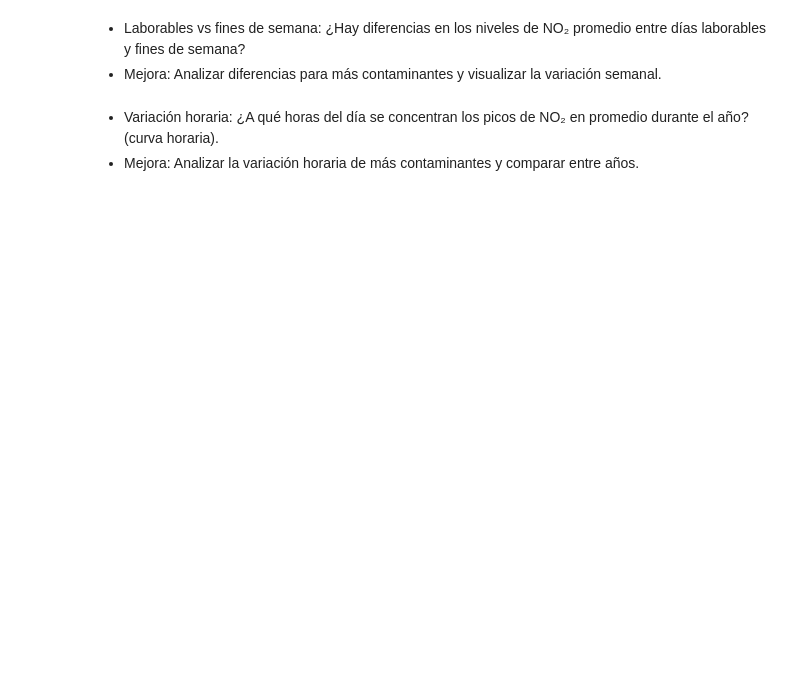
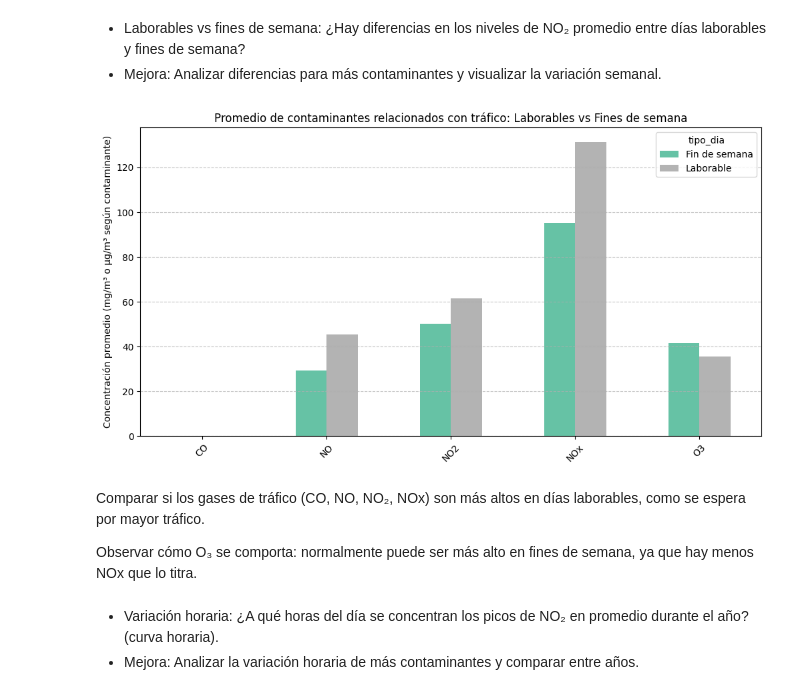
Before and after one commit to thisisrober/analisis-exploratorio-dataset-airquality-madrid, a Jupyter notebook: notebook.ipynb, the cells around one changed output. Drawn from its saved outputs; the diff is of its cells as text; code cells hidden in the pictures; blank space fills up the shorter version.

```diff
--- a/notebook.ipynb
+++ b/notebook.ipynb
@@ -150,6 +229,33 @@ Analizamos si existen valores anómalos o fuera de rango en las variables (ej. c
 # %% [markdown]
 - Laborables vs fines de semana: ¿Hay diferencias en los niveles de NO₂ promedio entre días laborables y fines de semana?
 - Mejora: Analizar diferencias para más contaminantes y visualizar la variación semanal.
+# %%
+# Contaminantes de interés
+contaminantes_trafico = ["CO", "NO", "NO2", "NOx", "O3"]
+
+df["dia_semana"] = df["Time"].dt.weekday
+df["tipo_dia"] = df["dia_semana"].apply(lambda x: "Laborable" if x < 5 else "Fin de semana")
+
+# Promedio por tipo de día (laborable vs fin de semana)
+promedio_dia = df.groupby("tipo_dia")[contaminantes_trafico].mean()
+
+# Gráfico de barras con colores distintos para cada contaminante
+promedio_dia.T.plot(
+    kind="bar",
+    figsize=(12,6),
+    colormap="Set2"
+)
+plt.ylabel("Concentración promedio (mg/m³ o µg/m³ según contaminante)")
+plt.title("Promedio de contaminantes relacionados con tráfico: Laborables vs Fines de semana")
+plt.xticks(rotation=45)
+plt.grid(axis="y", linestyle="--", alpha=0.7)
+plt.show()
+# %% [output]
+[figure, added]
+# %% [markdown]
+Comparar si los gases de tráfico (CO, NO, NO₂, NOx) son más altos en días laborables, como se espera por mayor tráfico.
+
+Observar cómo O₃ se comporta: normalmente puede ser más alto en fines de semana, ya que hay menos NOx que lo titra.
 # %% [markdown]
 - Variación horaria: ¿A qué horas del día se concentran los picos de NO₂ en promedio durante el año? (curva horaria).
 - Mejora: Analizar la variación horaria de más contaminantes y comparar entre años.
```
Also changed, not shown: parts of 7 cells of this notebook.
